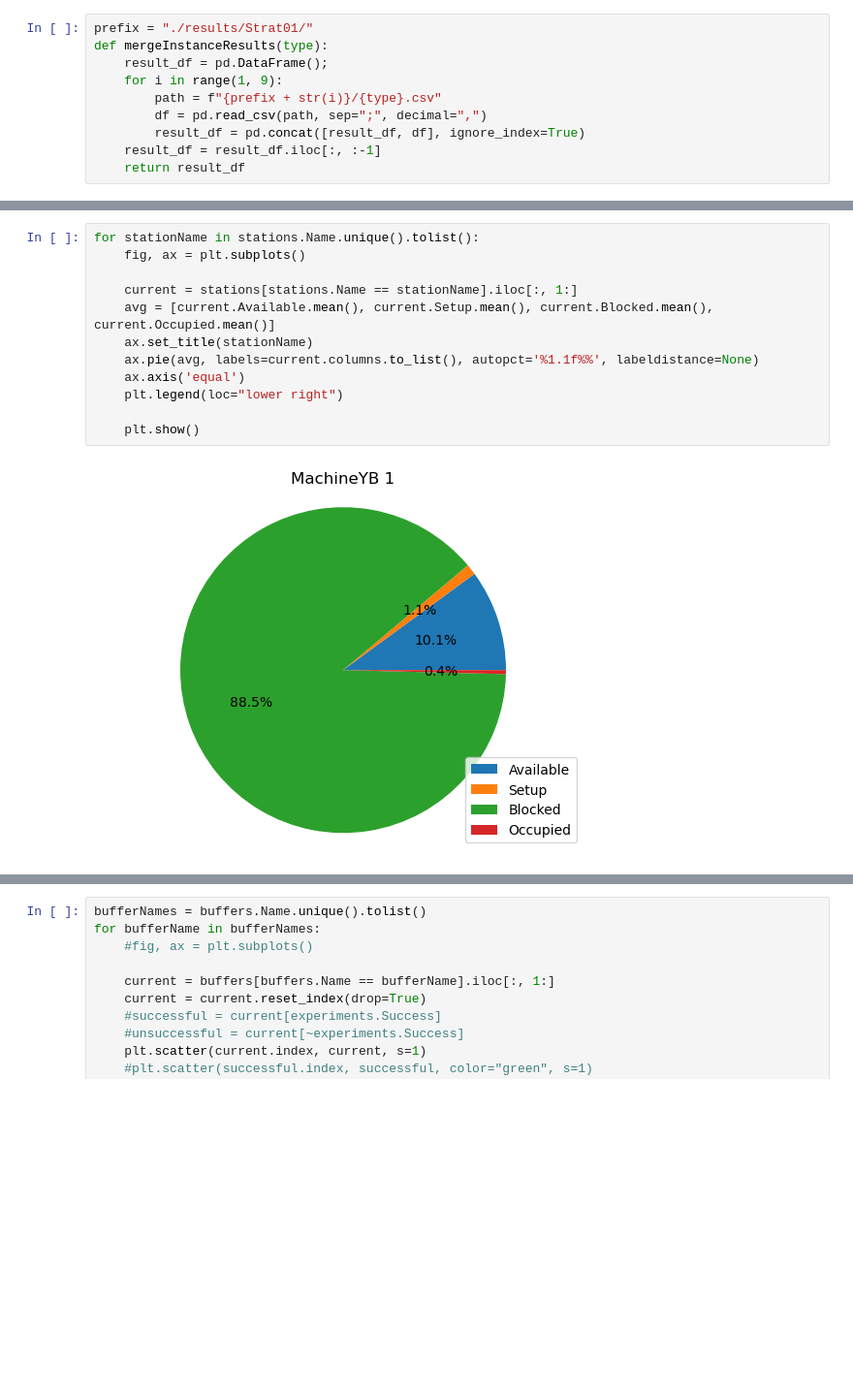
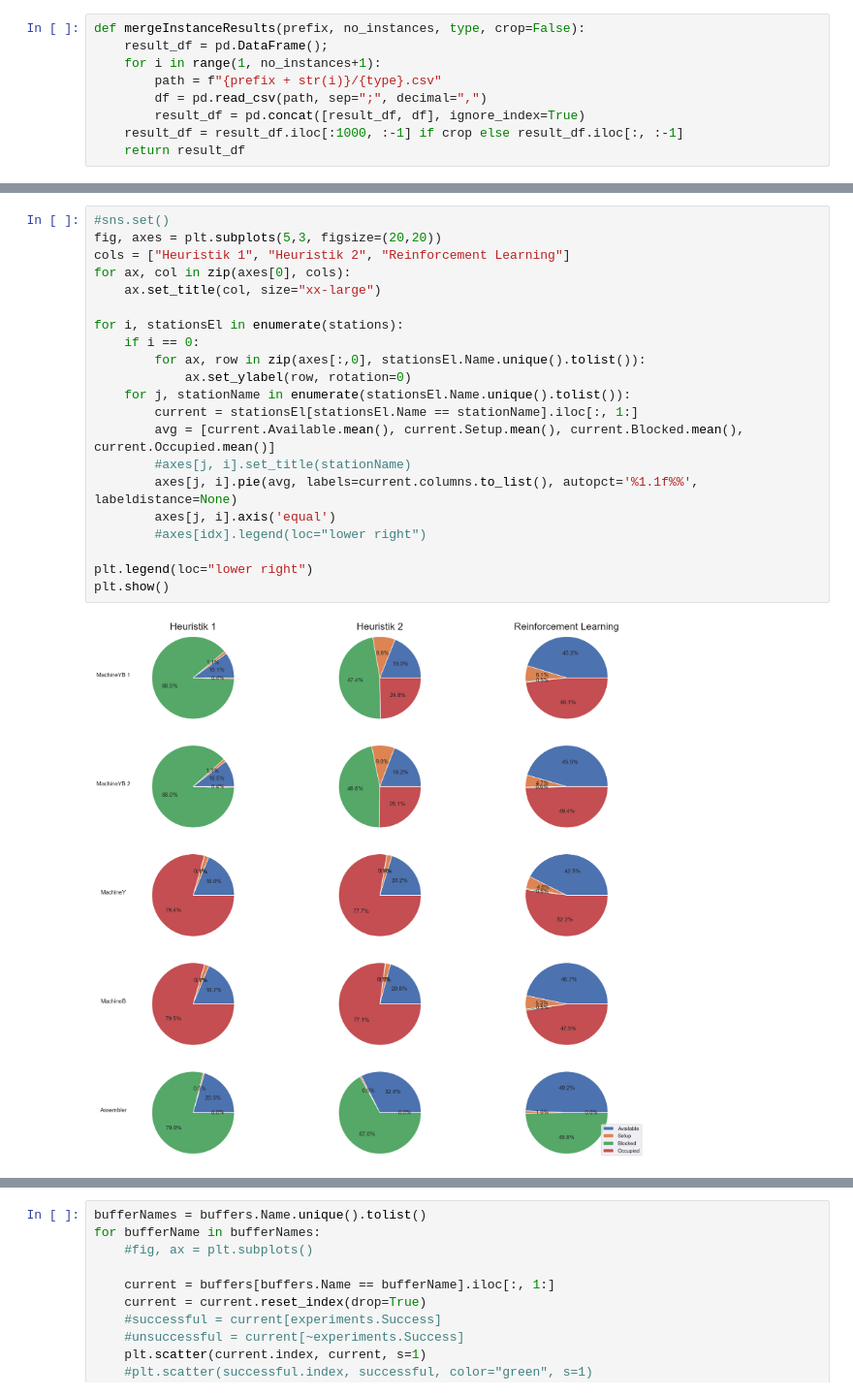
Before and after one commit to RoyalResearchGroup/Unity_Event_Production, a Jupyter notebook: Production Simulation/Assets/evaluation.ipynb, the cells around one changed output, grey strips where cells are left out. Shown at 97% size. Drawn from its saved outputs; the diff is of its cells as text; blank space fills up the shorter version.

```diff
--- a/Production Simulation/Assets/evaluation.ipynb
+++ b/Production Simulation/Assets/evaluation.ipynb
@@ -4,10 +5,9 @@ import matplotlib.pyplot as plt
 # %%
-prefix = "./results/Strat01/"
-def mergeInstanceResults(type):
+def mergeInstanceResults(prefix, no_instances, type, crop=False):
     result_df = pd.DataFrame();
-    for i in range(1, 9):
+    for i in range(1, no_instances+1):
         path = f"{prefix + str(i)}/{type}.csv"
         df = pd.read_csv(path, sep=";", decimal=",")
         result_df = pd.concat([result_df, df], ignore_index=True)
-    result_df = result_df.iloc[:, :-1]
+    result_df = result_df.iloc[:1000, :-1] if crop else result_df.iloc[:, :-1]
     return result_df
@@ -24,14 +57,23 @@ plt.bar(["Successful iterations", "Failed iterations"], experiments.Success.valu
 # %%
-for stationName in stations.Name.unique().tolist():
-    fig, ax = plt.subplots()
+#sns.set()
+fig, axes = plt.subplots(5,3, figsize=(20,20))
+cols = ["Heuristik 1", "Heuristik 2", "Reinforcement Learning"]
+for ax, col in zip(axes[0], cols):
+    ax.set_title(col, size="xx-large")
 
-    current = stations[stations.Name == stationName].iloc[:, 1:]
-    avg = [current.Available.mean(), current.Setup.mean(), current.Blocked.mean(), current.Occupied.mean()]
-    ax.set_title(stationName)
-    ax.pie(avg, labels=current.columns.to_list(), autopct='%1.1f%%', labeldistance=None)
-    ax.axis('equal')
-    plt.legend(loc="lower right")
+for i, stationsEl in enumerate(stations):
+    if i == 0:
+        for ax, row in zip(axes[:,0], stationsEl.Name.unique().tolist()):
+            ax.set_ylabel(row, rotation=0)
+    for j, stationName in enumerate(stationsEl.Name.unique().tolist()):
+        current = stationsEl[stationsEl.Name == stationName].iloc[:, 1:]
+        avg = [current.Available.mean(), current.Setup.mean(), current.Blocked.mean(), current.Occupied.mean()]
+        #axes[j, i].set_title(stationName)
+        axes[j, i].pie(avg, labels=current.columns.to_list(), autopct='%1.1f%%', labeldistance=None)
+        axes[j, i].axis('equal')
+        #axes[idx].legend(loc="lower right")
 
-    plt.show()
+plt.legend(loc="lower right")
+plt.show()
 # %% [output]
-[figure, old version]
+[figure, new version]
```
Also changed, not shown: parts of 7 cells of this notebook.
